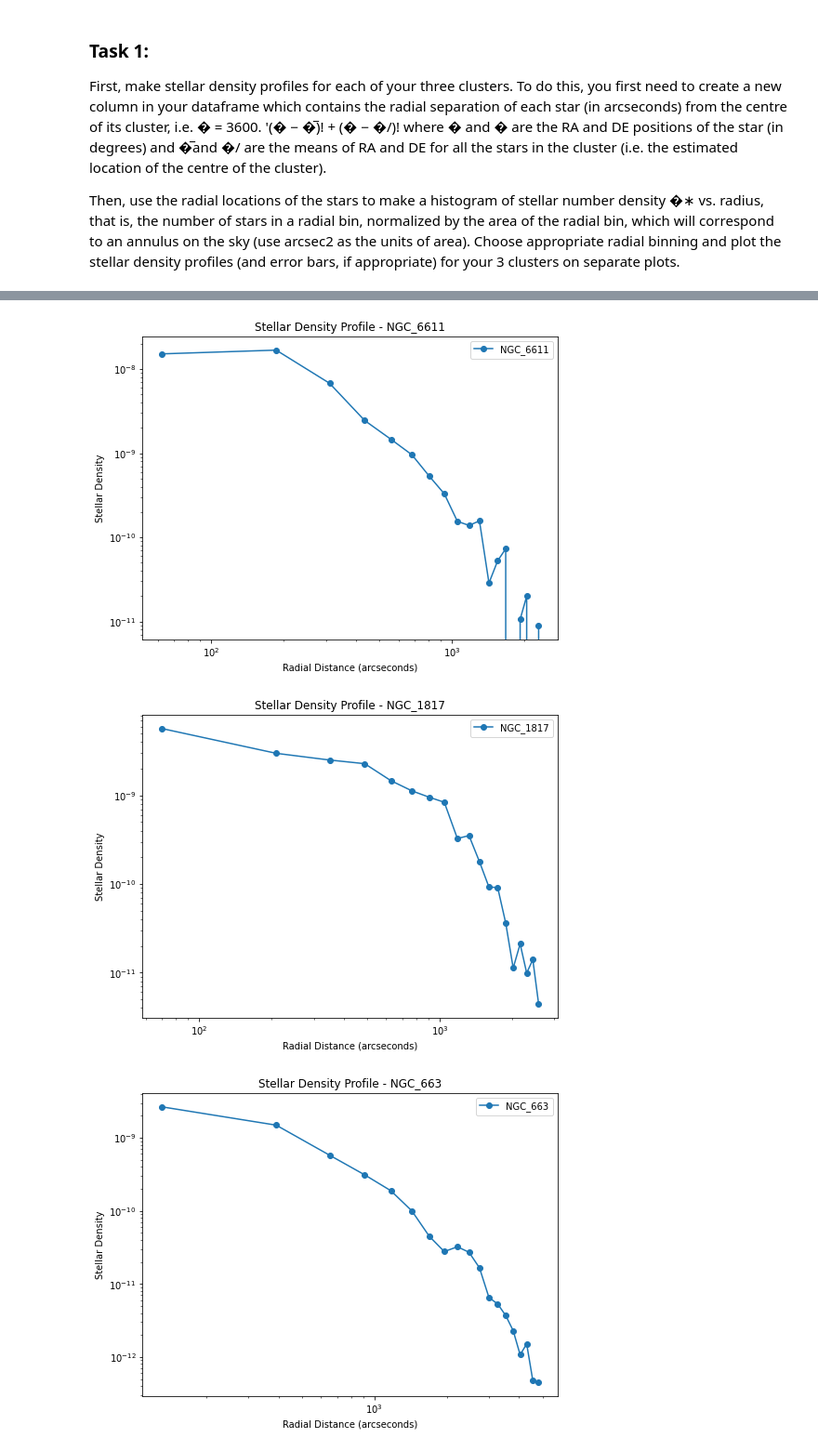
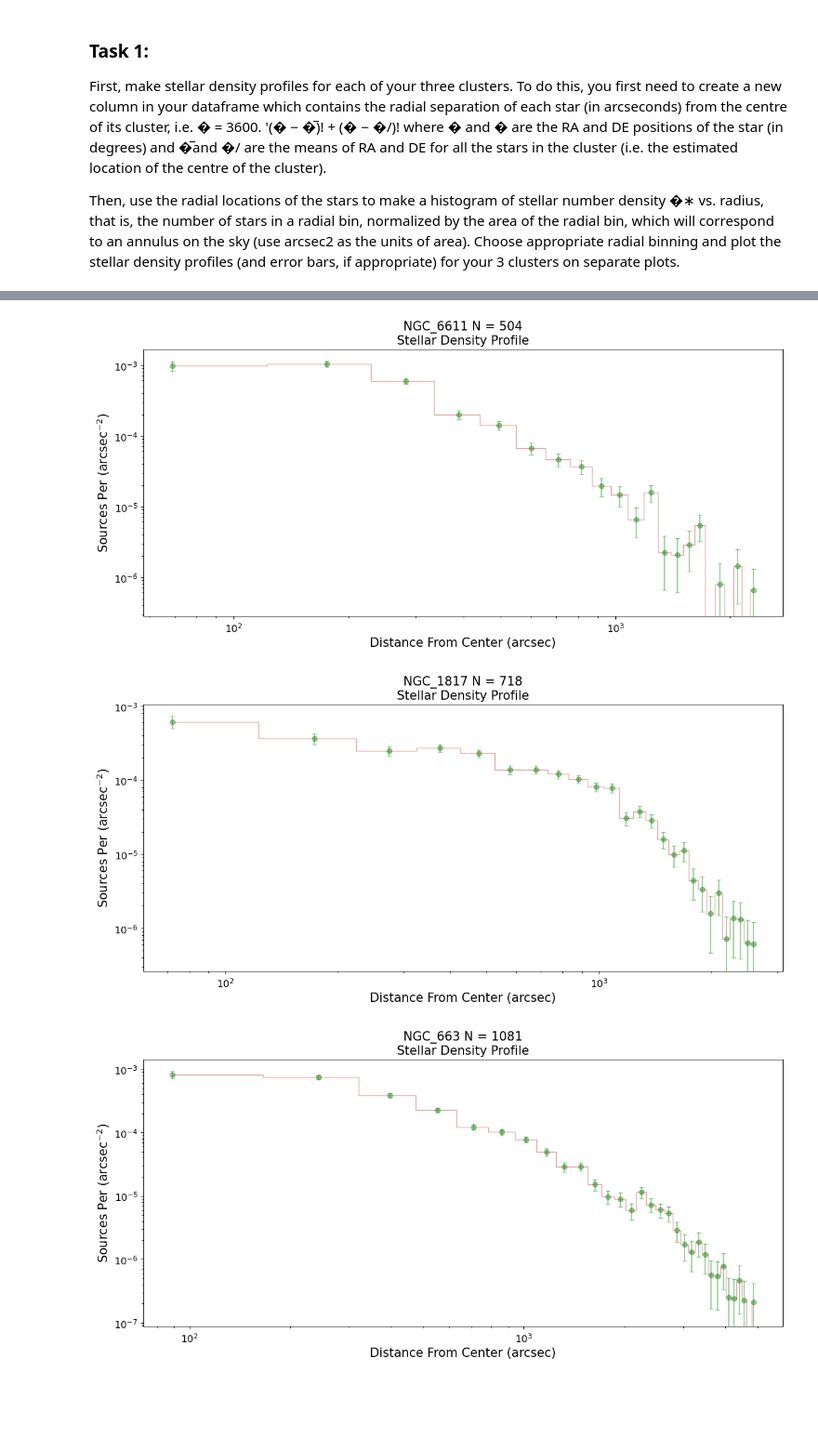
Before and after one commit to afinemax/stat_meth, a Jupyter notebook: assignments/a3/a3_max_fine.ipynb, the cells around one changed output, grey strips where cells are left out. Shown at 93% size. Cells and saved outputs as stored; diff of their text form; code cells hidden in the pictures; blank space fills up the shorter version.

```diff
--- a/assignments/a3/a3_max_fine.ipynb
+++ b/assignments/a3/a3_max_fine.ipynb
@@ -82,5 +86,5 @@ stars_df['mean_DEdeg'] = stars_df.groupby('Name')['DEdeg'].transform('mean')
 
 # Lets compute radial dinstance (in deg) of each star from the estimated cluster center (the means) and add it as a Col
 # Double check this works as intended
-stars_df['radial_separation'] = np.sqrt((stars_df['RAdeg'] - stars_df['mean_RAdeg'])**2
-                                    + (stars_df['DEdeg'] - stars_df['mean_DEdeg'])**2)
+stars_df['radial_separation_arcsec'] = 3600 * np.sqrt((stars_df['RAdeg'] - stars_df['mean_RAdeg'])**2
+                                    + (stars_df['DEdeg'] - stars_df['mean_DEdeg'])**2)  # 3600 is the conversion factor
@@ -102,38 +91,38 @@ stars_df['radial_separation'] = np.sqrt((stars_df['RAdeg'] - stars_df['mean_RAde
-# %%
-
-
-# Step 1: Calculate radial separation for each star
-stars['radial_separation'] = np.sqrt((stars['RAdeg'] - stars.groupby('Name')['RAdeg'].transform('mean'))**2
-                                    + (stars['DEdeg'] - stars.groupby('Name')['DEdeg'].transform('mean'))**2) * 3600
-
-# Step 2: Calculate mean RA and Dec for each cluster
-cluster_centers = stars.groupby('Name')[['RAdeg', 'DEdeg']].mean()
-
-# Step 3: Compute radial distance of each star from the estimated cluster center
-stars['radial_distance'] = np.sqrt((stars['RAdeg'] - cluster_centers.loc[stars['Name'], 'RAdeg'].values)**2
-                                   + (stars['DEdeg'] - cluster_centers.loc[stars['Name'], 'DEdeg'].values)**2) * 3600
-
-# Step 4: Create a histogram of stellar number density vs. radius
-# Step 5: Normalize the histogram by the area of each radial bin
-for cluster_name in assigned_clusters:
-    cluster_data = stars[stars['Name'] == cluster_name]
-    radial_bins = np.linspace(0, cluster_data['radial_distance'].max(), 20)  # Adjust the number of bins as needed
-    density, bin_edges = np.histogram(cluster_data['radial_distance'], bins=radial_bins, density=True)
-    bin_centers = (bin_edges[:-1] + bin_edges[1:]) / 2
-    area_of_bin = np.pi * (bin_edges[1:]**2 - bin_edges[:-1]**2)
-    stellar_density = density / area_of_bin
-
-    # Step 6: Plot the stellar density profile for each cluster
-    plt.figure(figsize=(8, 6))
-    plt.errorbar(bin_centers, stellar_density, yerr=None, fmt='o-', label=cluster_name)
-    plt.xlabel('Radial Distance (arcseconds)')
-    plt.ylabel('Stellar Density')
-    plt.title(f'Stellar Density Profile - {cluster_name}')
-    plt.xscale('log')
-    plt.yscale('log')
-    plt.legend()
-    plt.show()
-# %% [output]
-[figure, removed]
-[figure, removed]
-[figure, removed]
+# %%
+# I feel like we are going to be plotting this a bunch so lets make a function
+def stellar_density_profile_plot(stars_df, cluster_name):
+    ''''
+    Calculate the stellar density profile'''
+
+    source_distance = stars_df[stars_df['Name'] == cluster_name]['radial_separation_arcsec'] # arcsec
+
+    hist, bins = np.histogram(source_distance, bins=int(np.sqrt(len(source_distance))))  # Adjust the number of bins as needed
+                                                                                      # Using SQRT of n rule for the moment
+    # Compute bin centers
+    bin_centers = (bins[:-1] + bins[1:]) / 2
+    bin_centers = bin_centers
+    annulus_area = np.pi * (bins[1:]**2 -bins[:-1]**2)
+    stellar_density = (hist/ annulus_area)
+    std_stellar_den = np.sqrt(hist) / annulus_area
+
+    # Plotting
+    fig = plt.figure(figsize=(14, 6), dpi=100)
+    # Step plot to look like a histogram
+    plt.scatter((bin_centers), stellar_density, alpha=0.4, color='green',label='Data',zorder=1)
+    plt.step(bin_centers, stellar_density, where='mid', color='firebrick', linewidth=1, alpha=0.4, label='Data', zorder=1)
+    plt.errorbar(bin_centers, stellar_density, yerr=std_stellar_den, fmt='none', ecolor='green', capsize=3, alpha=0.4)
+    plt.title(cluster_name + ' N = '+ str(len(source_distance)) + '\nStellar Density Profile', size=15)
+    plt.xlabel('Distance From Center (arcsec)', size=15)
+    plt.ylabel('Sources Per (arcsec$^{-2}$)', size=15)
+    plt.xscale('log')
+    plt.yscale('log')
+    plt.tick_params(axis='both', which='both', labelsize=12)
+    plt.show()
+# %%
+# loop through and plot
+for cluster_name in assigned_clusters:
+    stellar_density_profile_plot(stars_df, cluster_name)
+# %% [output]
+[figure, added]
+[figure, added]
+[figure, added]
```
Also changed, not shown: parts of 3 cells of this notebook.
